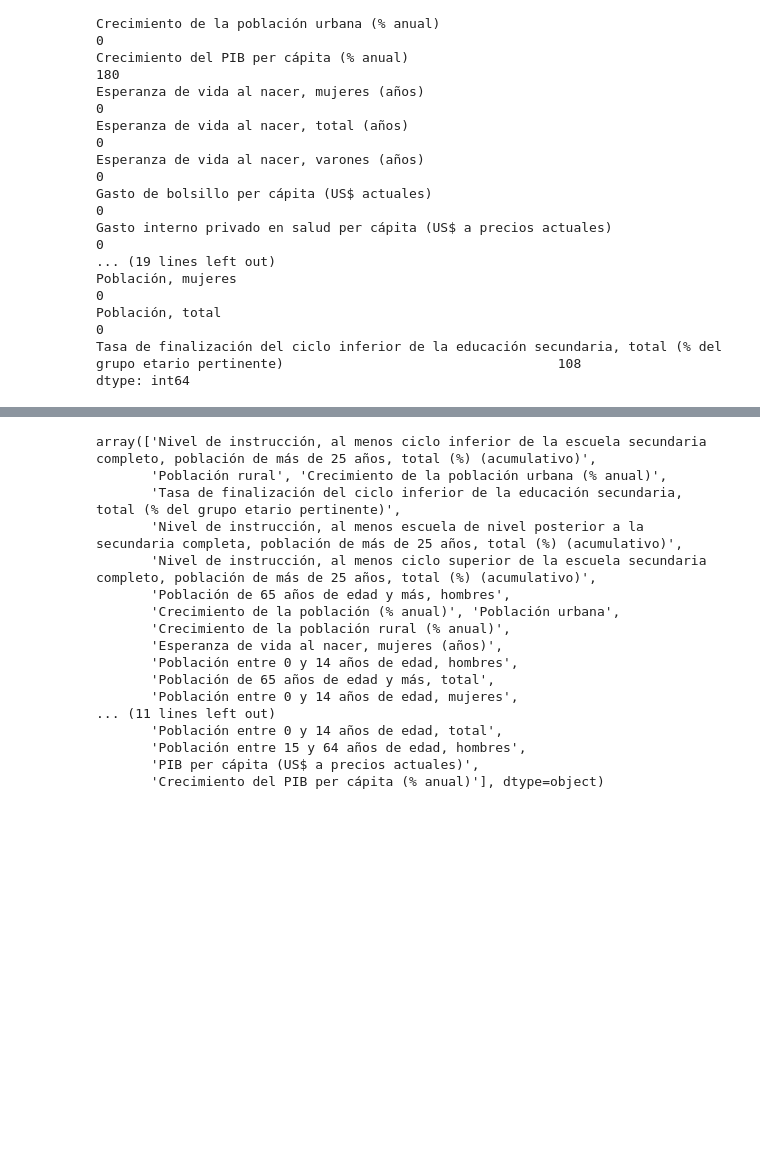
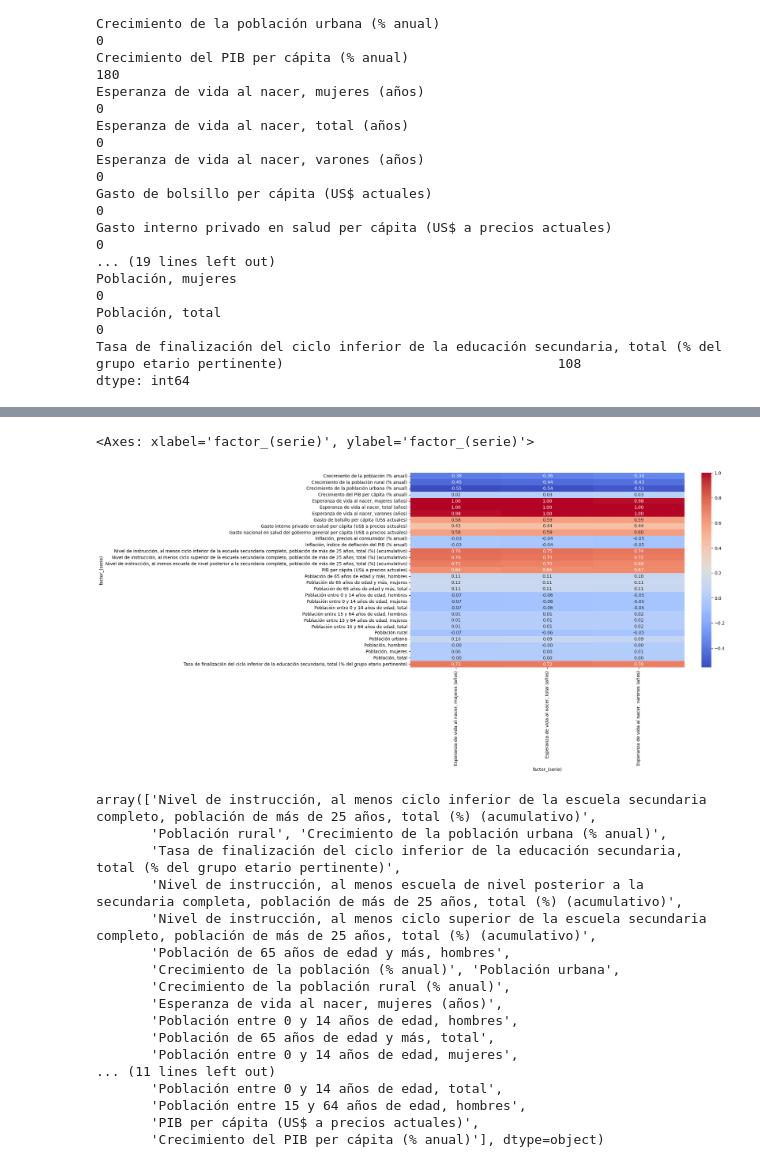
Before and after one commit to fercof87/PF-Esperanza-De-Vida, a Jupyter notebook: EDA/EDA/EDA_merge.ipynb, the cells around one changed output, grey strips where cells are left out. Drawn from its saved outputs; the diff is of its cells as text; code cells hidden in the pictures; blank space fills up the shorter version.

```diff
--- a/EDA/EDA/EDA_merge.ipynb
+++ b/EDA/EDA/EDA_merge.ipynb
@@ -56,6 +56,9 @@ Data columns (total 4 columns):
  3   Valor           48204 non-null  float64
 dtypes: float64(1), int64(1), object(2)
 memory usage: 1.5+ MB
+# %%
+# Convierte la columna 'Año' a formato de texto
+df['Año'] = df['Año'].astype(str)
 # %%
 # Aplicar la función pivot
 df_pivoted = df.pivot_table(index=['país','Año'], columns='factor_(serie)', values='Valor').reset_index()
@@ -121,3 +100,11 @@ grouped
+# %%
+# Ajustar el tamaño del gráfico
+plt.figure(figsize=(14, 8))
+sns.heatmap(df_pivoted.corr()[["Esperanza de vida al nacer, mujeres (años)", "Esperanza de vida al nacer, total (años)",
+"Esperanza de vida al nacer, varones (años)"]], annot=True, cmap='coolwarm', fmt='.2f')
+# %% [output]
+<Axes: xlabel='factor_(serie)', ylabel='factor_(serie)'>
+[figure, added]
 # %%
 df['factor_(serie)'].unique()
 # %% [output]
```
Also changed, not shown: parts of 1 cell of this notebook, 1 other file.
